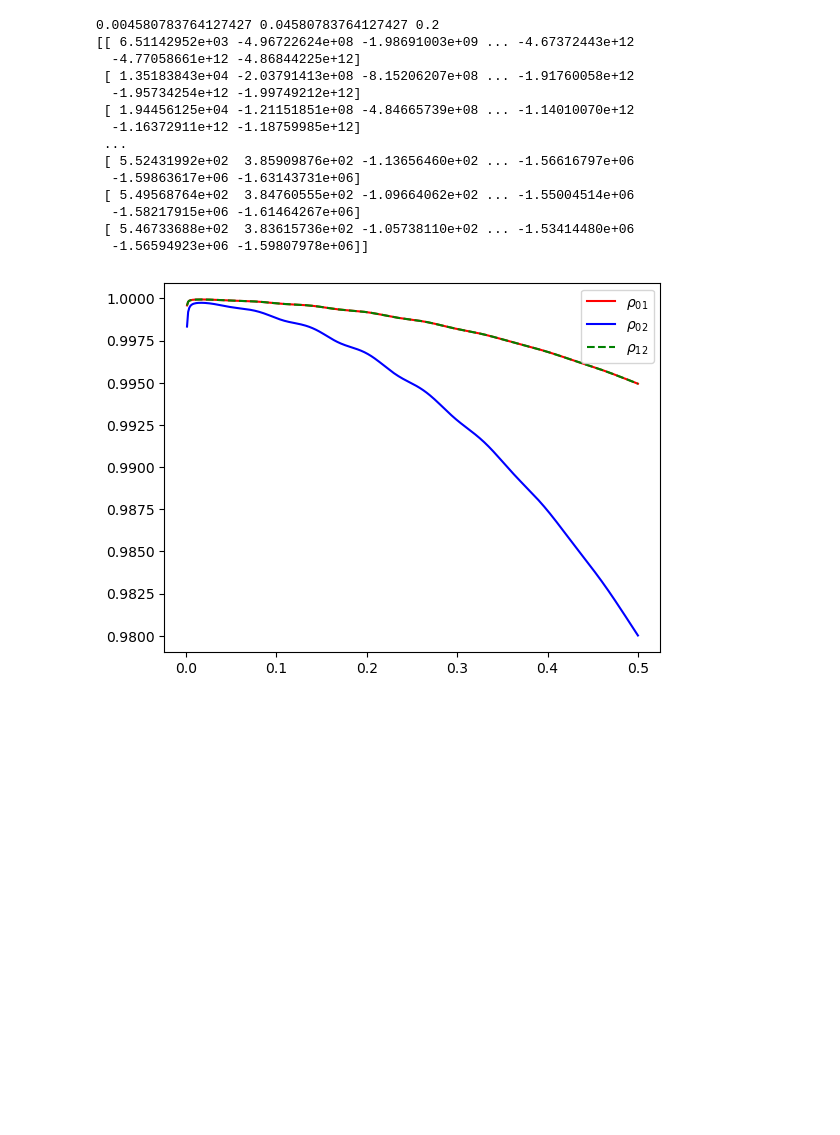
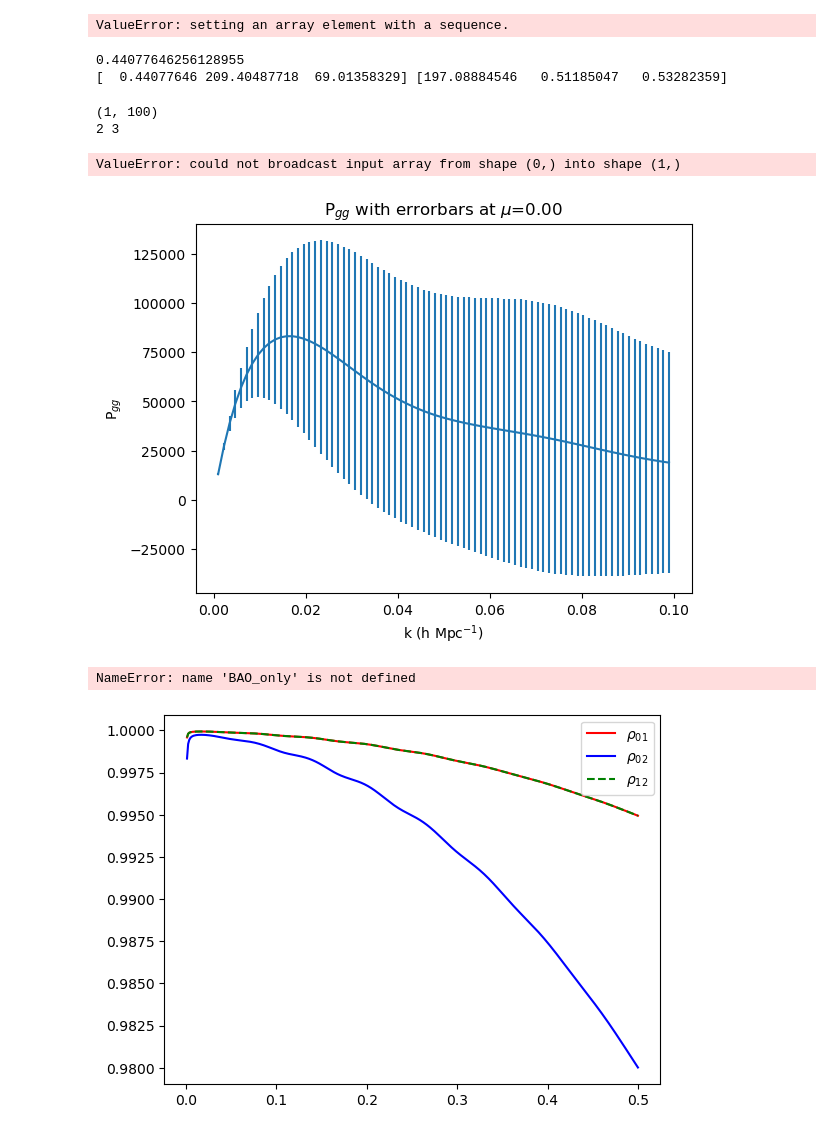
Before and after one commit to eh13913/Capstone-Project, a Jupyter notebook: Notebooks/Test1.ipynb, the cells around one changed output. Cells and saved outputs as stored; diff of their text form; code cells hidden in the pictures; blank space fills up the shorter version.

Commit message:
Fisher

```diff
--- a/Notebooks/Test1.ipynb
+++ b/Notebooks/Test1.ipynb
@@ -13,7 +13,7 @@ from scipy.interpolate import splrep, splev
 from scipy.linalg.lapack import dgesv
 from scipy.integrate import quad
 from itertools import combinations_with_replacement
-from TackleBox import compute_deriv_alphas, get_powerfx, get_full_deriv, compute_inv_cov, get_inv_cov
+from TackleBox import compute_deriv_alphas, get_powerfx, get_full_deriv, compute_inv_cov, get_inv_cov, CastNet, get_cov_and_inv, compute_recon, get_dfactor, Fish
 from ioutils import CosmoResults, InputData, write_fisher
 import matplotlib.pyplot as plt
 
@@ -36,5 +36,5 @@ derPalphaval = np.array([
 derPalpha[i](coords).reshape(len(kvec), len(muvec)) * (cosmo.sigma8[0] / cosmo.sigma8[0]) ** 2
 for i in range(2)
 ]) # 2x400x100 array containing perp and para derivative wrt alpha for each k and mu value
-kaiser = (np.tile(data.bias[:, 0], (len(muvec), 1)).T + cosmo.f[0] * muvec ** 2)[0]
-fval,sigmaval,zval,hval,nbarval,vbarval,pverr=cosmo.f[0],cosmo.sigma8[0],cosmo.z[0],cosmo.h[0],data.nbar[0,0],data.nbar[1,0],data.pverr[0,0]
+kaiser = (np.tile(data.bias[:, 0], (len(muvec), 1)).T + cosmo.f[0] * muvec ** 2)
+fval,sigmaval,zval,hval,nbarval,vbarval,pverr,vol,dk,dmu=cosmo.f[0],cosmo.sigma8[0],cosmo.z[0],cosmo.h[0],data.nbar[0,0],data.nbar[1,0],data.pverr[0,0],cosmo.volume[0],kvec[1]-kvec[0],muvec[1]-muvec[0]
@@ -53,28 +57,17 @@ invcov=np.zeros((3,3,len(kvec),len(muvec))) # inverse covariance info
 fisherinfo=np.zeros((4,4,len(kvec),len(muvec))) # fisher info, 4x4 for the 4 derivatives and then k and mu
 # %%
 # populate these arrays
+sigpar,sigperp=cosmo.Sigma_par[0],cosmo.Sigma_perp[0]
+recon=compute_recon(cosmo,data)
 for i, kval in enumerate(kvec):
     for j, muval in enumerate(muvec):
+        dfactor=get_dfactor(muval,kval,recon,sigpar,sigperp)
+        dfactorarr=np.ones((4,4))*dfactor
         pgg[i,j],pgu[i,j],puu[i,j]=get_powerfx(kval,muval,pkval[i],kaiser[j],fval,zval,hval)
         info=get_full_deriv(kval,muval,pkval[i],kaiser[j],fval,zval,hval,derPalphaval[:,i,j],sigmaval) # then multiply by Dfactor**2 -> same for 4, different for power spec, make them the same for now.
         bder[:,i,j],fder[:,i,j],aperder[:,i,j],aparder[:,i,j]=info[:,0],info[:,1],info[:,2],info[:,3]
-        cov[:,:,i,j],invcov[:,:,i,j]=get_inv_cov(pgg[i,j],pgu[i,j],puu[i,j],nbarval,vbarval,pverr) # add factors!!
-        fisherinfo[:,:,i,j] = info.T @ invcov[:,:,i,j] @ info # integrate over mu and k -> use old functions
+        cov[:,:,i,j],invcov[:,:,i,j]=get_inv_cov(pgg[i,j],pgu[i,j],puu[i,j],nbarval,vbarval,pverr,kval,vol,dk) # this is inversed!! k**2 * cosmo.volume[iz] delta k / (2.0 * np.pi ** 2) -> add to this!! and k**2
+        fisherinfo[:,:,i,j] = info.T @ invcov[:,:,i,j] @ info * dfactorarr ** 2# integrate over mu and k -> use old functions
+        #cov[:,:,i,j],invcov[:,:,i,j]=get_cov_and_inv(pgg[i,j], pgu[i,j], puu[i,j], nbarval, vbarval, pverr, cosmo.kmin, cosmo.kmax, vol,dmu)
+# %% [output]
+ValueError: setting an array element with a sequence.
-# %%
-print(vbarval,nbarval,pverr)
-print((pgg+1/nbarval)-(puu+pverr**2/vbarval))
-# %% [output]
-0.004580783764127427 0.04580783764127427 0.2
-[[ 6.51142952e+03 -4.96722624e+08 -1.98691003e+09 ... -4.67372443e+12
-  -4.77058661e+12 -4.86844225e+12]
- [ 1.35183843e+04 -2.03791413e+08 -8.15206207e+08 ... -1.91760058e+12
-  -1.95734254e+12 -1.99749212e+12]
- [ 1.94456125e+04 -1.21151851e+08 -4.84665739e+08 ... -1.14010070e+12
-  -1.16372911e+12 -1.18759985e+12]
- ...
- [ 5.52431992e+02  3.85909876e+02 -1.13656460e+02 ... -1.56616797e+06
-  -1.59863617e+06 -1.63143731e+06]
- [ 5.49568764e+02  3.84760555e+02 -1.09664062e+02 ... -1.55004514e+06
-  -1.58217915e+06 -1.61464267e+06]
- [ 5.46733688e+02  3.83615736e+02 -1.05738110e+02 ... -1.53414480e+06
-  -1.56594923e+06 -1.59807978e+06]]
@@ -80,0 +78,20 @@ print((pgg+1/nbarval)-(puu+pverr**2/vbarval))
+# %%
+finalcov=np.linalg.inv(test)
+
+fs8_mean = fval*sigmaval
+Da_mean  = cosmo.da[0]
+H_mean   = hval
+
+print(fs8_mean)
+
+means = np.array([fs8_mean, Da_mean, H_mean])
+jacobian = np.identity(finalcov.shape[0])
+jacobian[-2, -2] = means[1]
+jacobian[-1, -1] = -means[2]
+cov_renorm = jacobian @ finalcov @ jacobian.T
+
+errs = 100.0 * np.sqrt(np.diag(cov_renorm)[-3:]) / means
+print(means, errs)
+# %% [output]
+0.44077646256128955
+[  0.44077646 209.40487718  69.01358329] [197.08884546   0.51185047   0.53282359]
@@ -81,13 +139,25 @@ print((pgg+1/nbarval)-(puu+pverr**2/vbarval))
+# %%
+slay=Fish(cosmo, cosmo.kmin, cosmo.kmax, data, 0, recon, derPalpha, BAO_only=False, GoFast=True)
+# %% [output]
+(1, 100)
+2 3
+ValueError: could not broadcast input array from shape (0,) into shape (1,)
 # %%
-for i in range(100):
-    plt.errorbar(kvec[::5],(pgg[:,i])[::5],yerr=(np.sqrt(cov[0,0,:,i]))[::5])
+for i in range(1):
+    plt.errorbar(kvec[::5],(pgg[:,99])[::5],yerr=(np.sqrt(cov[0,0,:,99]))[::5])
     plt.xlabel('k (h Mpc$^{-1}$)')
     plt.ylabel('P$_{gg}$')
-    plt.ylim(-0.05e6,0.25e6)
     plt.title('P$_{{gg}}$ with errorbars at $\mu$={:.2f}'.format(muvec[i]))
-    path = '../../Data/Storage2/{:03d}.png'.format(i)
-    plt.savefig(path, dpi=300)
-    plt.close()
+    plt.show() #something is up, kvals make it baaaad
+    #path = '../../Data/Storage2/{:03d}.png'.format(i)
+    #plt.savefig(path, dpi=300)
+    #plt.close()
+# %% [output]
+[figure, added]
+# %%
+CastNet(muvec, kvec, 0, npop, npk, data, cosmo, recon, derPalpha, BAO_only) #problemsss
+# %% [output]
+NameError: name 'BAO_only' is not defined
 # %%
 from PIL import Image, ImageDraw
 folder_path = "../../Data/Storage2"
```
Also changed, not shown: parts of 8 cells of this notebook, 6 other files.
